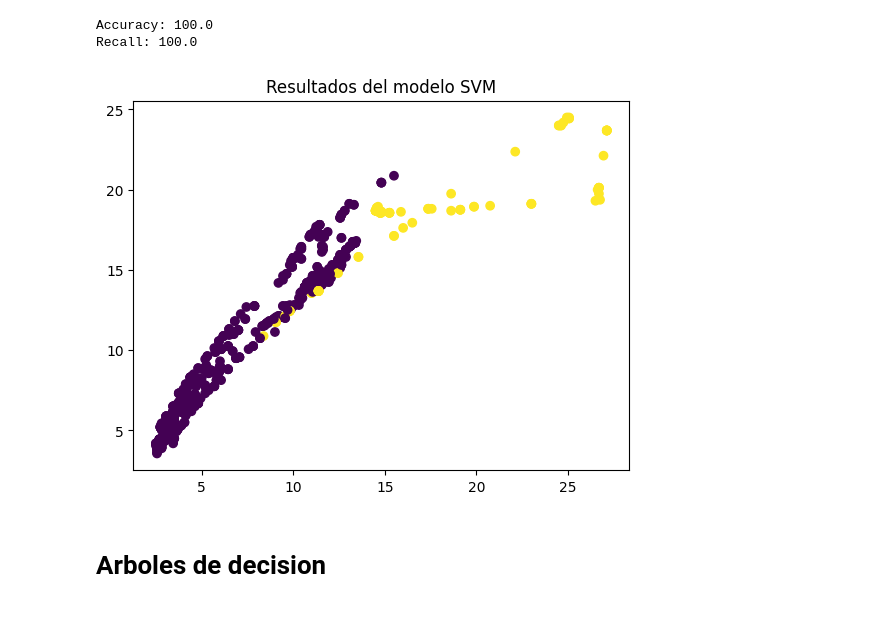
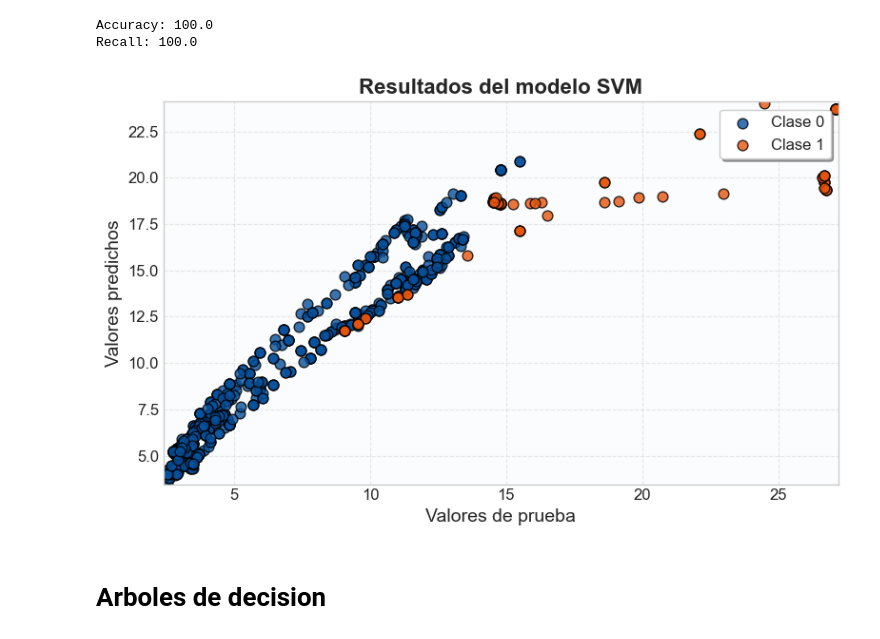
Before and after one commit to AlexAnrob/AquaPeltier-Captacion-de-Agua-Atmosferica-con-IA-y-Vision-Termica-MLX90640, a Jupyter notebook: Proyecto_RNN_con_datos_sinteticos.ipynb, the cells around one changed output. Cells and saved outputs as stored; diff of their text form; code cells hidden in the pictures.

```diff
--- a/Proyecto_RNN_con_datos_sinteticos.ipynb
+++ b/Proyecto_RNN_con_datos_sinteticos.ipynb
@@ -1030,32 +1071,64 @@ print(f"Recall: {rec}")
 Accuracy: 100.0
 Recall: 100.0
 # %%
-# Importar las bibliotecas necesarias
 from sklearn.model_selection import train_test_split
 import matplotlib.pyplot as plt
-
-#X = scaler.fit_transform(X_data)
-#y = data['target'].values
+from matplotlib.colors import ListedColormap
+import numpy as np
 
 # Dividir los datos en conjuntos de entrenamiento y prueba
 X_train, X_test, y_train, y_test = train_test_split(X, y, test_size=0.2, random_state=42)
 
 # Crear un objeto de SVM con kernel radial
 svm = SVC(kernel='rbf', C=10)
 
 # Entrenar el modelo con los datos de entrenamiento
 svm.fit(X_train, y_train)
 
 # Evaluar el modelo con los datos de prueba
 y_pred = svm.predict(X_test)
 
-# Graficar los resultados
-plt.scatter(X_test[:, 0], X_test[:, 1], c=y_pred)
+# Seleccionar solo las dos primeras features para graficar en 2D
+X_vis = X_test[:, :2]
+y_vis = y_pred
 
-plt.title('Resultados del modelo SVM')
+# Crear un fondo de colores para las clases
+cmap_light = ListedColormap(["#f2f6fa", '#ff7f00'])  # azul y naranja
+cmap_bold = ['#08519c', '#e6550d']  # azul oscuro y naranja oscuro
+
+plt.figure(figsize=(8, 5))
+
+# Dibujar la frontera de decisión si es posible
+x_min, x_max = X_vis[:, 0].min() - 0.1, X_vis[:, 0].max() + 0.1
+y_min, y_max = X_vis[:, 1].min() - 0.1, X_vis[:, 1].max() + 0.1
+xx, yy = np.meshgrid(np.linspace(x_min, x_max, 300), np.linspace(y_min, y_max, 300))
+Z = svm.predict(np.c_[xx.ravel(), yy.ravel(), *[np.zeros_like(xx.ravel()) for _ in range(X_test.shape[1]-2)]])
+Z = Z.reshape(xx.shape)
+plt.contourf(xx, yy, Z, cmap=cmap_light, alpha=0.3)
+
+# Graficar los puntos de prueba
+for idx, label in enumerate(np.unique(y_vis)):
+    plt.scatter(
+        X_vis[y_vis == label, 0],
+        X_vis[y_vis == label, 1],
+        c=cmap_bold[idx],
+        label=f'Clase {int(label)}',
+        edgecolor='k',
+        s=60,
+        alpha=0.8,
+        marker='o'
+    )
+
+plt.title('Resultados del modelo SVM', fontsize=16, fontweight='bold')
+plt.xlabel('Valores de prueba', fontsize=14)
+plt.ylabel('Valores predichos', fontsize=14)
+plt.legend(fontsize=12, loc='best', frameon=True, shadow=True)
+plt.grid(True, linestyle='--', alpha=0.6)
+plt.tick_params(axis='both', labelsize=12)
+plt.tight_layout()
 plt.show()
 # %% [output]
-[figure, old version]
+[figure, new version]
 # %% [markdown]
 # Arboles de decision
 # %%
```
Also changed, not shown: parts of 40 cells of this notebook.
